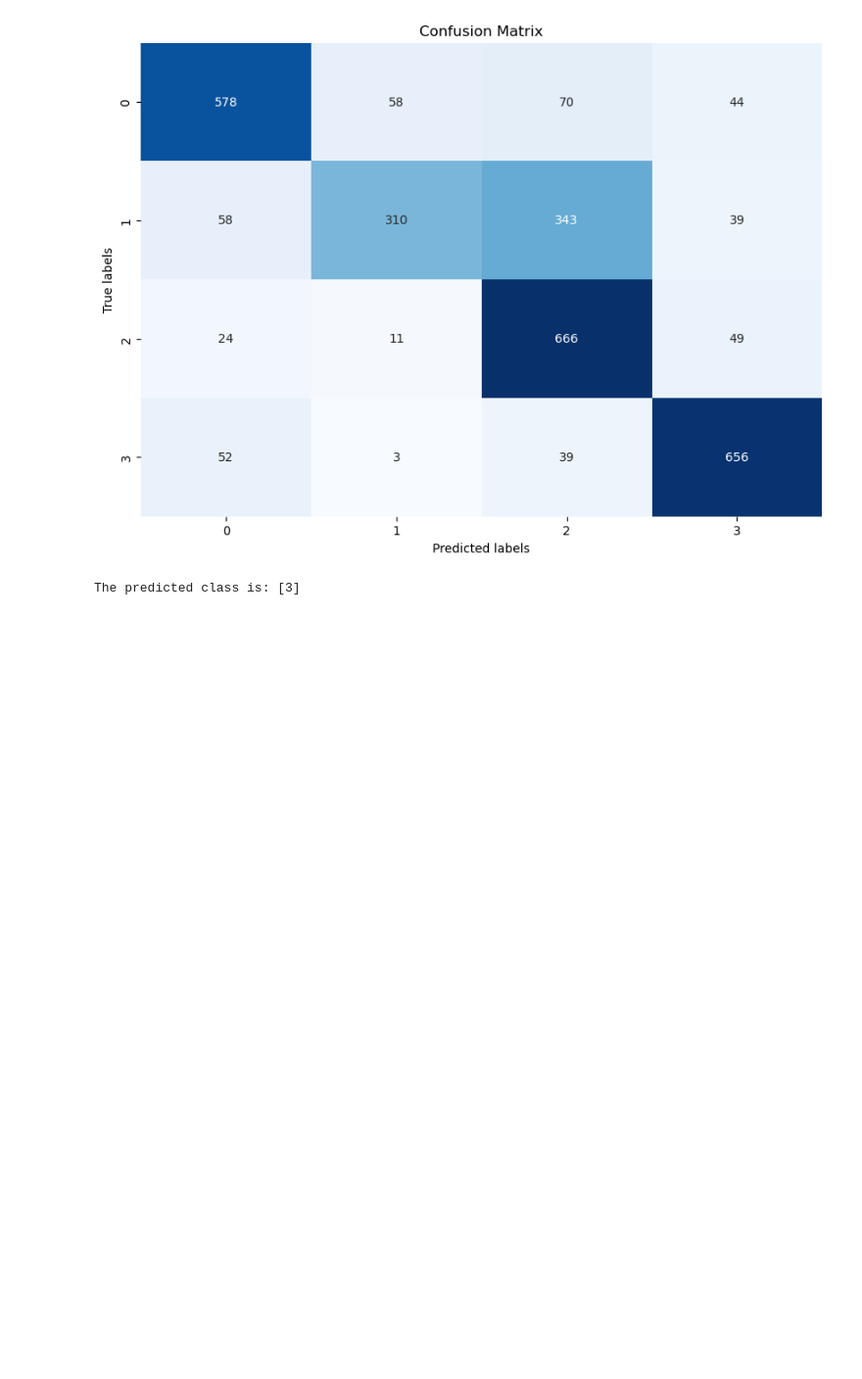
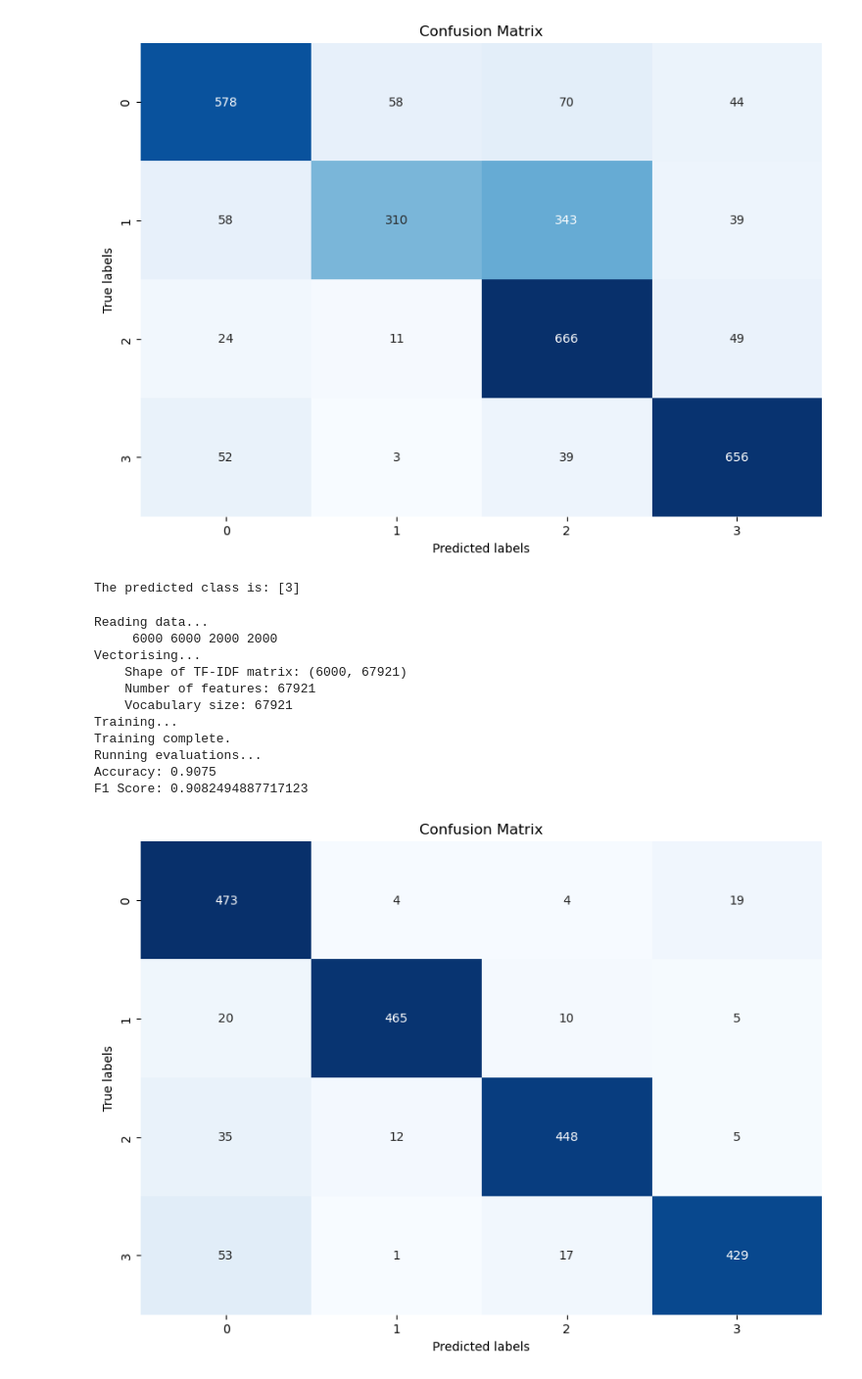
Before and after one commit to jednghk/cs4248-project, a Jupyter notebook: baseline_model.ipynb, the cells around one changed output. Shown at 98% size. Drawn from its saved outputs; the diff is of its cells as text; code cells hidden in the pictures; blank space fills up the shorter version.

```diff
--- a/baseline_model.ipynb
+++ b/baseline_model.ipynb
@@ -97,3 +97,78 @@ predicted_class = predict_news(user_input)
 print(f"The predicted class is: {predicted_class}")
 # %% [output]
 The predicted class is: [3]
+# %%
+import pandas as pd
+
+from sklearn.model_selection import train_test_split
+from sklearn.feature_extraction.text import TfidfVectorizer
+
+from sklearn.linear_model import LogisticRegression
+from sklearn.multiclass import OneVsRestClassifier
+from sklearn.metrics import accuracy_score, f1_score, confusion_matrix
+
+import matplotlib.pyplot as plt
+import seaborn as sns
+
+# Data preparation
+print("\nReading data...")
+column_labels = ['label', 'text']
+train_df = pd.read_csv('cooperator/data/train.csv', header=None, names=column_labels)
+test__df = pd.read_csv('cooperator/data/test.csv', header=None, names=column_labels)
+
+train_df['label'] += 1
+test__df['label'] += 1
+
+X_train = train_df["text"]
+y_train = train_df["label"]
+X_test = test__df["text"]
+y_test = test__df["label"]
+
+print("    ", len(X_train), len(y_train), len(X_test), len(y_test))
+
+# Vectorise
+print("Vectorising...")
+token_pattern = r'(?u)\b[A-Za-z][A-Za-z]+\b'
+tfidf_vectoriser = TfidfVectorizer(token_pattern=token_pattern, stop_words='english', max_df=0.9)
+tfidf_train = tfidf_vectoriser.fit_transform(X_train)
+tfidf_test = tfidf_vectoriser.transform(X_test)
+# print(tfidf_vectoriser.get_feature_names_out()[:400])
+# print(tfidf_train.A[:5])
+num_features = len(tfidf_vectoriser.vocabulary_)
+print(f'    Shape of TF-IDF matrix: {tfidf_train.shape}')
+print(f'    Number of features: {tfidf_train.shape[1]}')
+print(f'    Vocabulary size: {num_features}')
+
+# Train model
+print("Training...")
+model = OneVsRestClassifier(LogisticRegression(max_iter=1000))
+model.fit(tfidf_train, y_train)
+print("Training complete.")
+
+# Evaluate model
+print("Running evaluations...")
+predictions = model.predict(tfidf_test)
+accuracy = accuracy_score(y_test, predictions)
+print(f'Accuracy: {accuracy}')
+f1 = f1_score(y_test, predictions, average='macro')
+print(f'F1 Score: {f1}')
+conf_matrix = confusion_matrix(y_test, predictions)
+plt.figure(figsize=(10,7))
+sns.heatmap(conf_matrix, annot=True, fmt='g', cmap='Blues', cbar=False)
+plt.xlabel('Predicted labels')
+plt.ylabel('True labels')
+plt.title('Confusion Matrix')
+plt.show()
+# %% [output]
+Reading data...
+     6000 6000 2000 2000
+Vectorising...
+    Shape of TF-IDF matrix: (6000, 67921)
+    Number of features: 67921
+    Vocabulary size: 67921
+Training...
+Training complete.
+Running evaluations...
+Accuracy: 0.9075
+F1 Score: 0.9082494887717123
+[figure, added]
```
Also changed, not shown: 1 other file.
